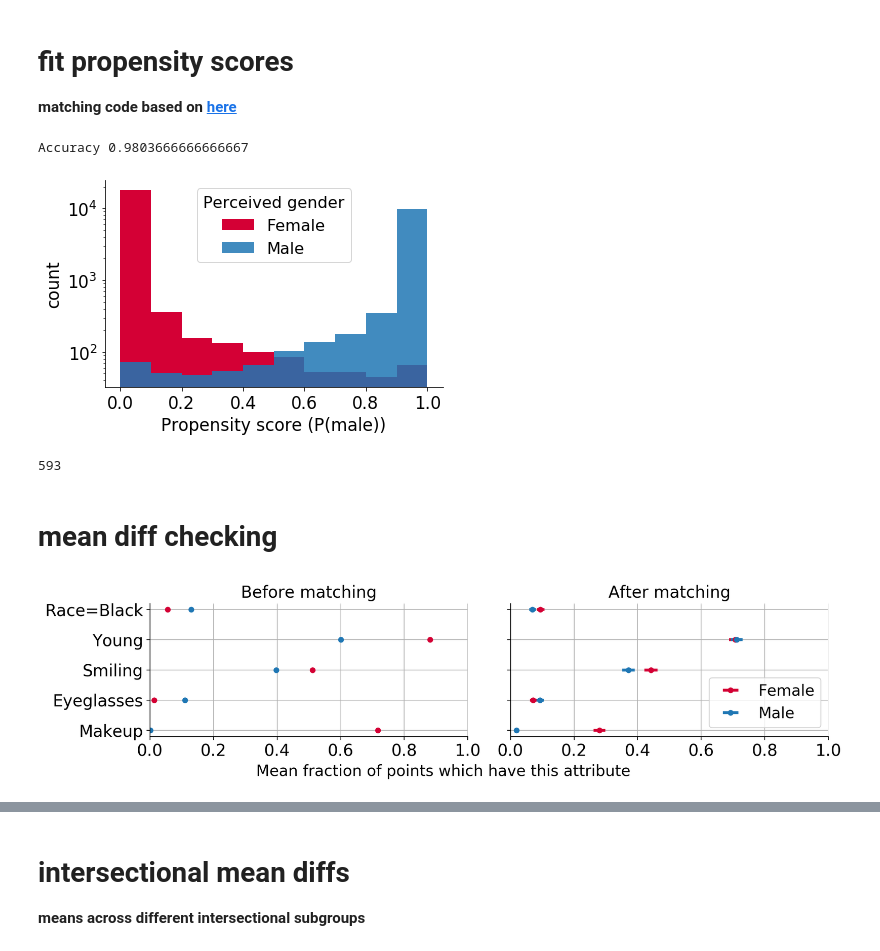
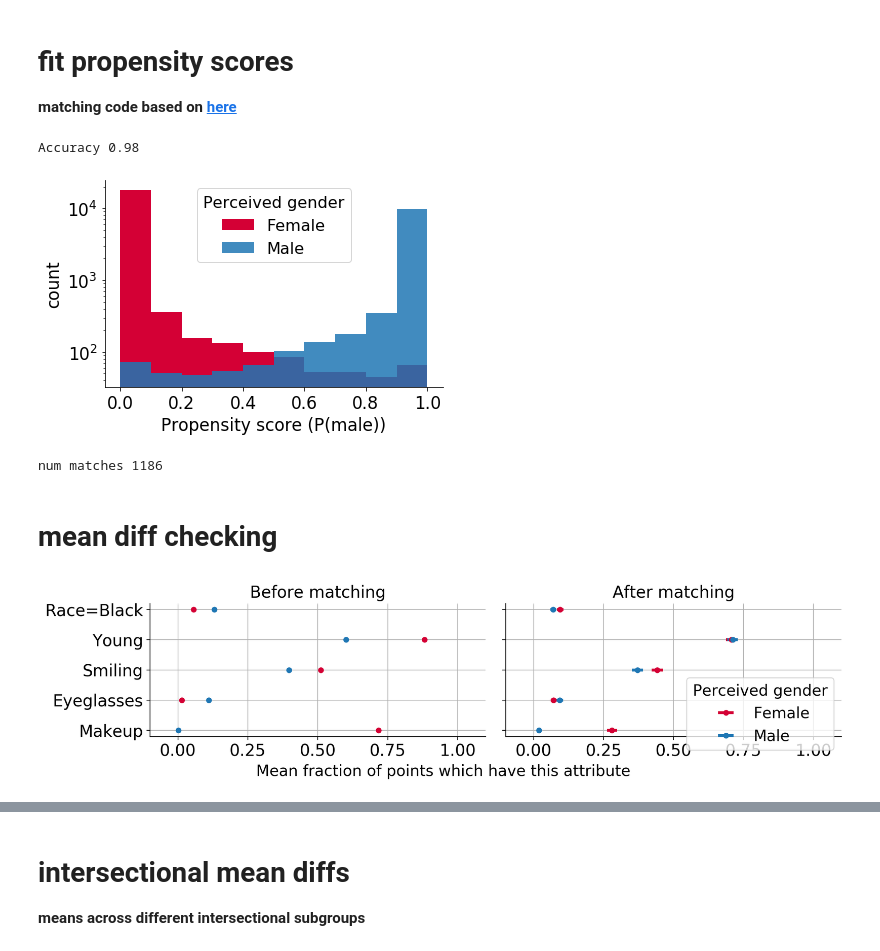
Before and after one commit to csinva/matching-with-gans, a Jupyter notebook: matching_benchmarking/07_propensity_matching.ipynb, the cells around one changed output, grey strips where cells are left out. Saved outputs shown, nothing was run; the diff lists cells and outputs as text; code cells hidden in the pictures.

Commit message:
merge mean diff figs

```diff
--- a/matching_benchmarking/07_propensity_matching.ipynb
+++ b/matching_benchmarking/07_propensity_matching.ipynb
@@ -33,9 +34,10 @@ fname_nps = [f for f in sorted(os.listdir(DIR_GEN)) if 'npy' in f] # these start
 latents = np.array([np.load(oj(DIR_GEN, f))
                     for f in fname_nps]).mean(axis=1) # restricted style space
 # %%
+# fit and caclulate the propensity scores
 lm = LogisticRegression(random_state=42)
 lm = lm.fit(latents, df['gender']) #data[names[1:-1]], data.Treated)
-print('Accuracy', lm.score(latents, df['gender']))
+print('Accuracy', lm.score(latents, df['gender']).round(3))
 pscores = lm.predict_proba(latents)[:, 1] # The predicted propensities by the model
 plt.hist(pscores[df['gender'] == 0], label='Female', color=cr)
 plt.hist(pscores[df['gender'] == 1], label='Male', alpha=0.85, color=cb)
@@ -47,27 +49,26 @@ plt.legend(title='Perceived gender')
 util.savefig('scores_propensity')
 plt.show()
 # %% [output]
-Accuracy 0.9803666666666667
+Accuracy 0.98
 [figure]
 # %%
 d = df.reset_index()
 matches1, matches2 = matching.calc_propensity_matches(d['gender'], d['pscores'], caliper=0.05)
 
 df_matched = d.loc[matches1 + matches2]
-df_matched['gender'].sum()
+print('num matches', df_matched['gender'].shape[0])
 # %% [output]
-593
+num matches 1186
 # %% [markdown]
 # mean diff checking
 # %%
 ds = [df, df_matched]
 ks = [ #'yaw', 'pitch', 'roll',
          'Race=Black', 'young', 'smiling',
           'eyeglasses', 'makeup', 'gender',
           ][::-1] #, 'background_mean']
-viz.plot_subgroup_mean_diffs(ds, ks, k_group)
-plt.legend(bbox_to_anchor=(1, 0.5))
+viz.plot_subgroup_mean_diffs(ds, ks, k_group, titles=['Before matching', 'After matching'])
 util.savefig('means_matching_propensity')
 plt.show()
 # %% [output]
-[figure, old version]
+[figure, new version]
```
Also changed, not shown: parts of 3 cells of this notebook, 4 other files.
